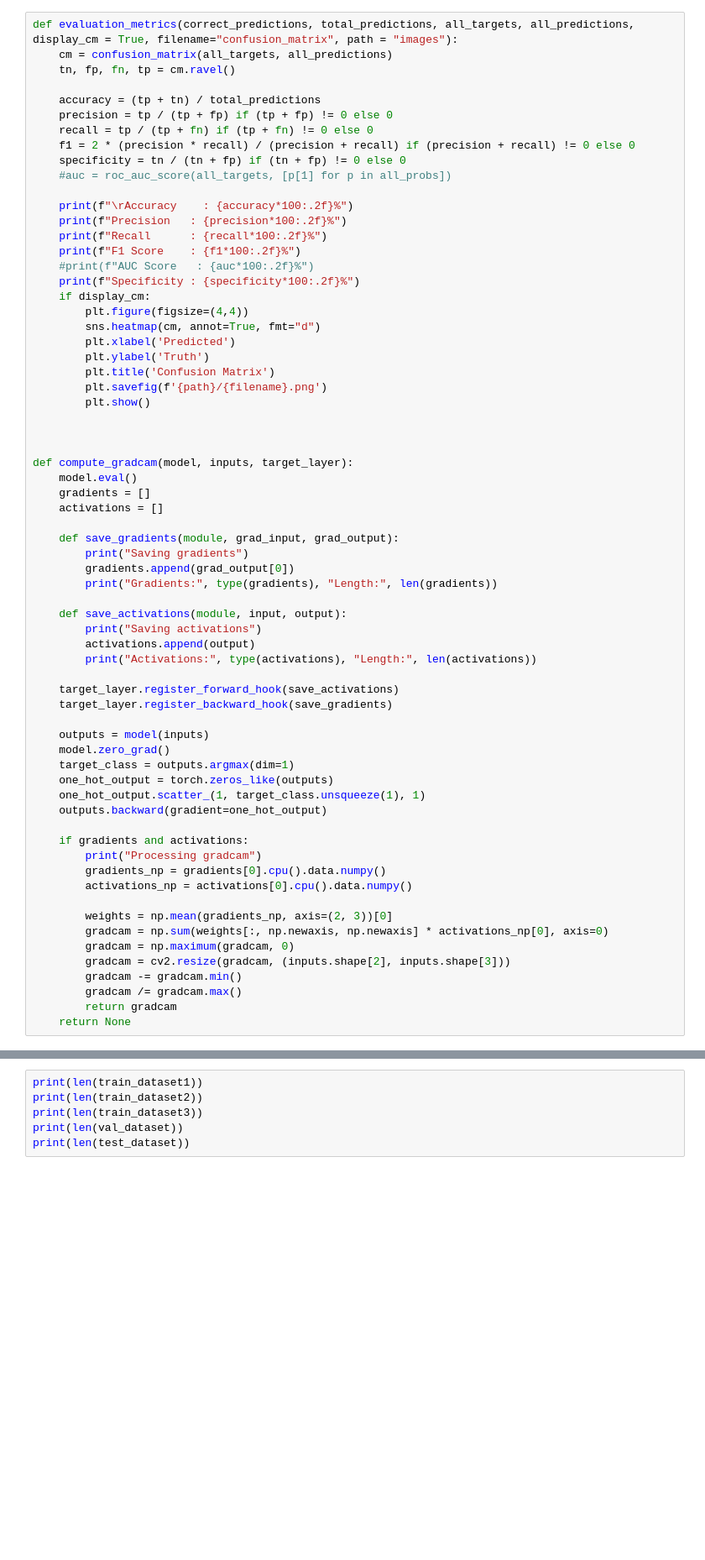
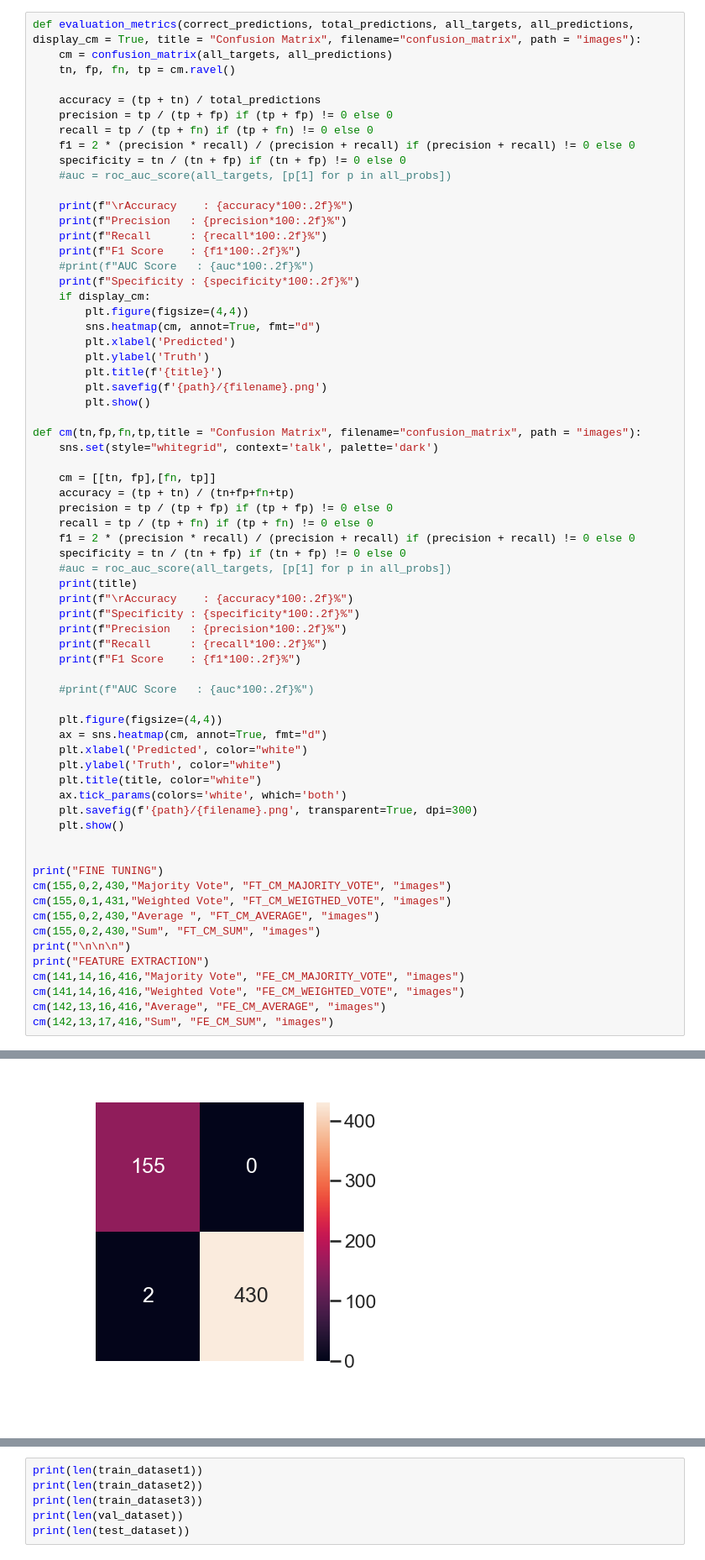
Before and after one commit to mvhhampek/d7047e, a Jupyter notebook: proj/main.ipynb, the cells around one changed output, grey strips where cells are left out. Shown at 84% size. Saved outputs shown, nothing was run; the diff lists cells and outputs as text; blank space fills up the shorter version.

```diff
--- a/proj/main.ipynb
+++ b/proj/main.ipynb
@@ -38,7 +38,7 @@ class CNN(nn.Module):
         x = self.fc2(x)
         return x
 # %%
-def evaluation_metrics(correct_predictions, total_predictions, all_targets, all_predictions, display_cm = True, filename="confusion_matrix", path = "images"):
+def evaluation_metrics(correct_predictions, total_predictions, all_targets, all_predictions, display_cm = True, title = "Confusion Matrix", filename="confusion_matrix", path = "images"):
     cm = confusion_matrix(all_targets, all_predictions)
     tn, fp, fn, tp = cm.ravel()
 
@@ -60,47 +60,48 @@ def evaluation_metrics(correct_predictions, total_predictions, all_targets, all_
         sns.heatmap(cm, annot=True, fmt="d")
         plt.xlabel('Predicted')
         plt.ylabel('Truth')
-        plt.title('Confusion Matrix')
+        plt.title(f'{title}')
         plt.savefig(f'{path}/{filename}.png')
         plt.show()
 
+def cm(tn,fp,fn,tp,title = "Confusion Matrix", filename="confusion_matrix", path = "images"):
+    sns.set(style="whitegrid", context='talk', palette='dark')
+
+    cm = [[tn, fp],[fn, tp]]
+    accuracy = (tp + tn) / (tn+fp+fn+tp)
+    precision = tp / (tp + fp) if (tp + fp) != 0 else 0
+    recall = tp / (tp + fn) if (tp + fn) != 0 else 0
+    f1 = 2 * (precision * recall) / (precision + recall) if (precision + recall) != 0 else 0
+    specificity = tn / (tn + fp) if (tn + fp) != 0 else 0
+    #auc = roc_auc_score(all_targets, [p[1] for p in all_probs])
+    print(title)
+    print(f"\rAccuracy    : {accuracy*100:.2f}%")
+    print(f"Specificity : {specificity*100:.2f}%")
+    print(f"Precision   : {precision*100:.2f}%")
+    print(f"Recall      : {recall*100:.2f}%")
+    print(f"F1 Score    : {f1*100:.2f}%")
+
+    #print(f"AUC Score   : {auc*100:.2f}%")
+
+    plt.figure(figsize=(4,4))
+    ax = sns.heatmap(cm, annot=True, fmt="d")
+    plt.xlabel('Predicted', color="white")
+    plt.ylabel('Truth', color="white")
+    plt.title(title, color="white")
+    ax.tick_params(colors='white', which='both')
+    plt.savefig(f'{path}/{filename}.png', transparent=True, dpi=300)
+    plt.show()
 
 
-def compute_gradcam(model, inputs, target_layer):
-    model.eval()
-    gradients = []
-    activations = []
-
-    def save_gradients(module, grad_input, grad_output):
-        print("Saving gradients")
-        gradients.append(grad_output[0])
-        print("Gradients:", type(gradients), "Length:", len(gradients))
-
-    def save_activations(module, input, output):
-        print("Saving activations")
-        activations.append(output)
-        print("Activations:", type(activations), "Length:", len(activations))
-
-    target_layer.register_forward_hook(save_activations)
-    target_layer.register_backward_hook(save_gradients)
-
-    outputs = model(inputs)
-    model.zero_grad()
-    target_class = outputs.argmax(dim=1)
-    one_hot_output = torch.zeros_like(outputs)
-    one_hot_output.scatter_(1, target_class.unsqueeze(1), 1)
-    outputs.backward(gradient=one_hot_output)
-
-    if gradients and activations:
-        print("Processing gradcam")
-        gradients_np = gradients[0].cpu().data.numpy()
-        activations_np = activations[0].cpu().data.numpy()
-
-        weights = np.mean(gradients_np, axis=(2, 3))[0]
-        gradcam = np.sum(weights[:, np.newaxis, np.newaxis] * activations_np[0], axis=0)
-        gradcam = np.maximum(gradcam, 0)
-        gradcam = cv2.resize(gradcam, (inputs.shape[2], inputs.shape[3]))
-        gradcam -= gradcam.min()
-        gradcam /= gradcam.max()
-        return gradcam
-    return None
+print("FINE TUNING")
+cm(155,0,2,430,"Majority Vote", "FT_CM_MAJORITY_VOTE", "images")
+cm(155,0,1,431,"Weighted Vote", "FT_CM_WEIGTHED_VOTE", "images")
+cm(155,0,2,430,"Average ", "FT_CM_AVERAGE", "images")
+cm(155,0,2,430,"Sum", "FT_CM_SUM", "images")
+print("\n\n\n")
+print("FEATURE EXTRACTION")
+cm(141,14,16,416,"Majority Vote", "FE_CM_MAJORITY_VOTE", "images")
+cm(141,14,16,416,"Weighted Vote", "FE_CM_WEIGHTED_VOTE", "images")
+cm(142,13,16,416,"Average", "FE_CM_AVERAGE", "images")
+cm(142,13,17,416,"Sum", "FE_CM_SUM", "images")
+# %% [output]
@@ -106,0 +115 @@ def compute_gradcam(model, inputs, target_layer):
+[figure, added]
```
Also changed, not shown: parts of 6 cells of this notebook.
